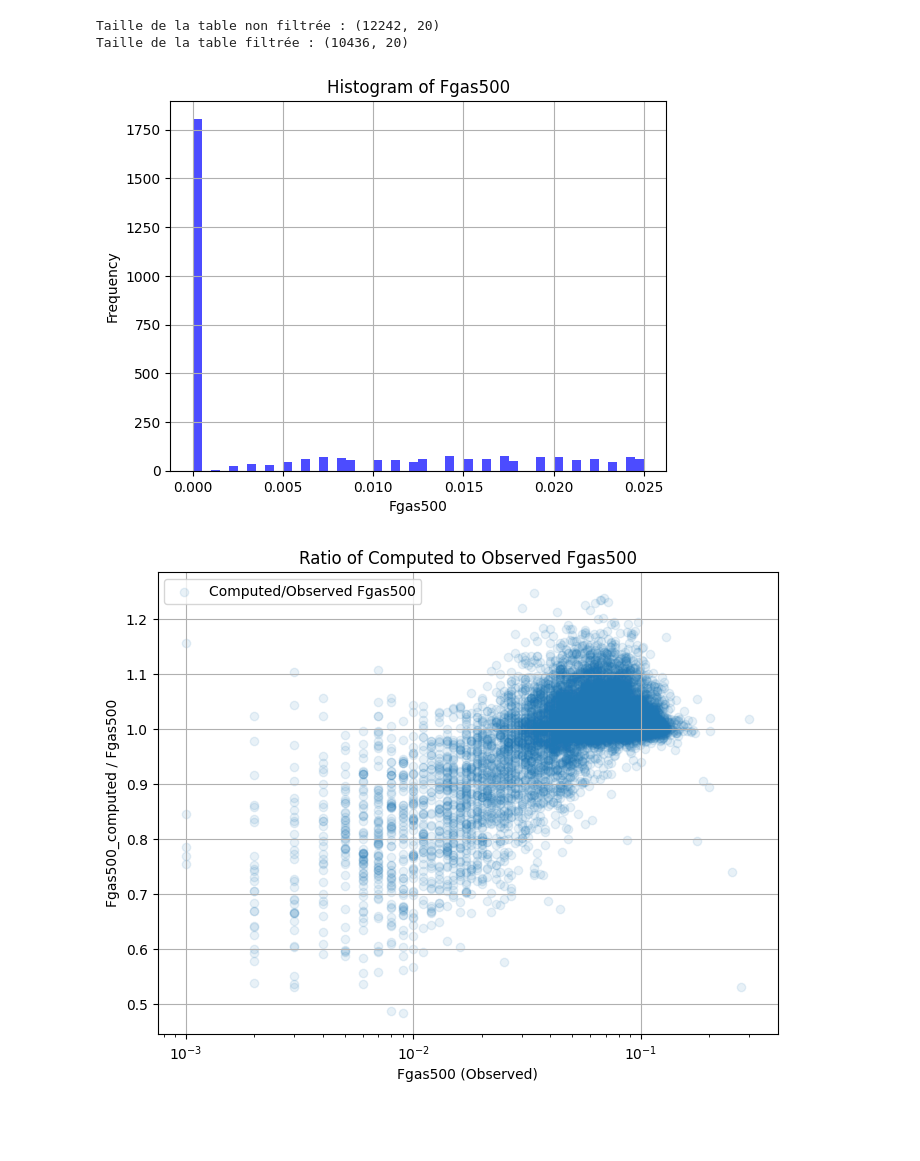
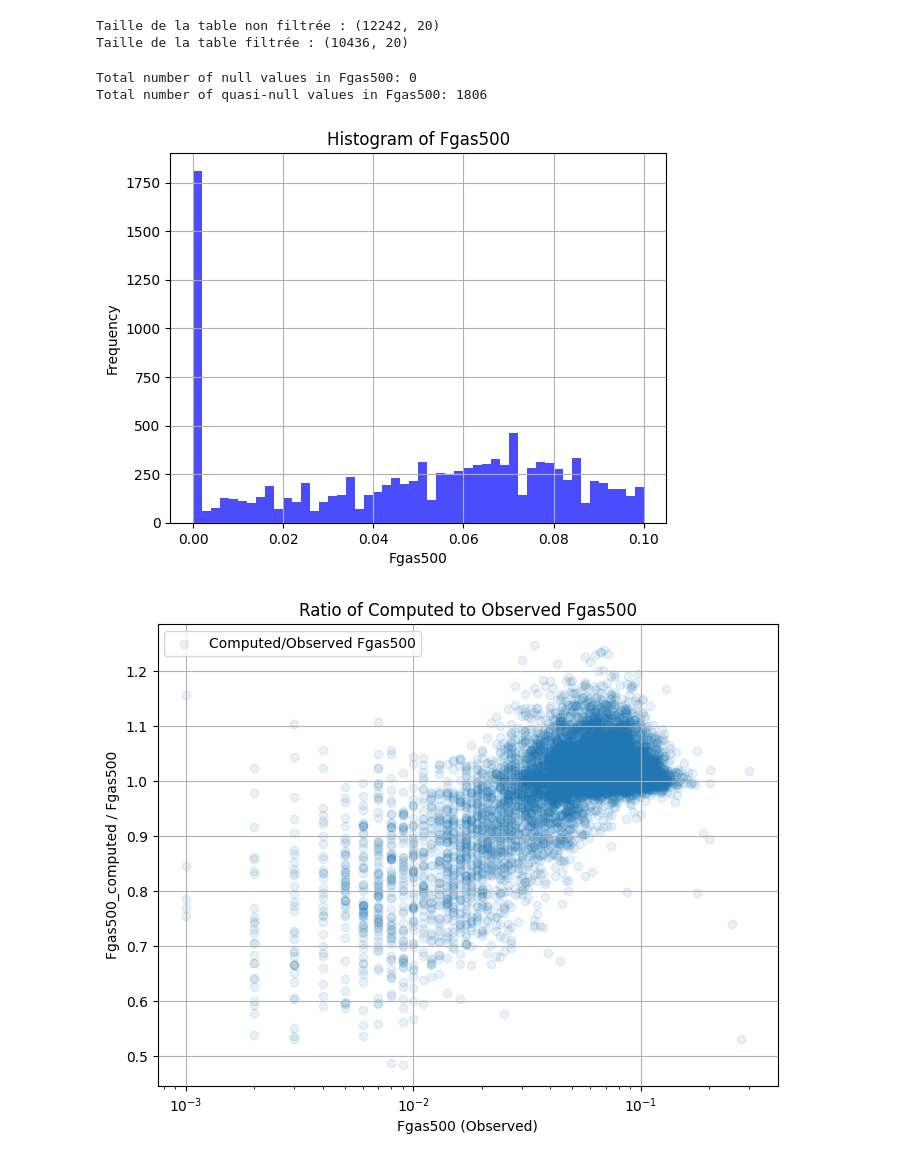
Before and after one commit to EmileD123/M2_Internship_clusters_cross_X_optical, a Jupyter notebook: caracterisation selection effects/tests_eRASS1.ipynb, the cells around one changed output. Cells and saved outputs as stored; diff of their text form; code cells hidden in the pictures; blank space fills up the shorter version.

```diff
--- a/caracterisation selection effects/tests_eRASS1.ipynb
+++ b/caracterisation selection effects/tests_eRASS1.ipynb
@@ -310,15 +250,27 @@ print('Taille de la table filtrée :', table_eRASS1_filtered_F.shape)
 # %% [output]
 Taille de la table non filtrée : (12242, 20)
 Taille de la table filtrée : (10436, 20)
+# %%
+# Count null values in Fgas500
+null_count_Fgas500 = Fgas500.isnull().sum() # Nombre d'amas dans le catalogue avec une fraction de masse de gaz strictement nulle
+quasi_null_count_Fgas500 = np.shape(np.where(Fgas500 < 1e-10))[1] # Nombre d'amas dans le catalogue avec une fraction de masse de gaz quasi nulle
+
+print('Total number of null values in Fgas500:', null_count_Fgas500)
+print('Total number of quasi-null values in Fgas500:', quasi_null_count_Fgas500)
+
+# NOTE : Ca ne devrait pas être possible d'avoir ne serait-ce qu'un seul amas avec une fraction de masse de gaz nulle (sinon on ne devrait pas le détecter en X)
+# %% [output]
+Total number of null values in Fgas500: 0
+Total number of quasi-null values in Fgas500: 1806
 # %%
-plt.hist(Fgas500, bins=50, range = [0,0.025] ,alpha=0.7, color='blue')
+plt.hist(Fgas500, bins=50, range = [0,0.1] ,alpha=0.7, color='blue')
 plt.xlabel('Fgas500')
 plt.ylabel('Frequency')
 plt.title('Histogram of Fgas500')
 plt.grid(True)
 plt.show()
 # %% [output]
-[figure, old version]
+[figure, new version]
 # %%
 plt.figure(figsize=(8, 6))
 plt.scatter(Fgas500_filtered_F, ratio_Fgas_filtered_F, alpha=0.1, label='Computed/Observed Fgas500')
```
Also changed, not shown: parts of 13 cells of this notebook, 3 other files.
